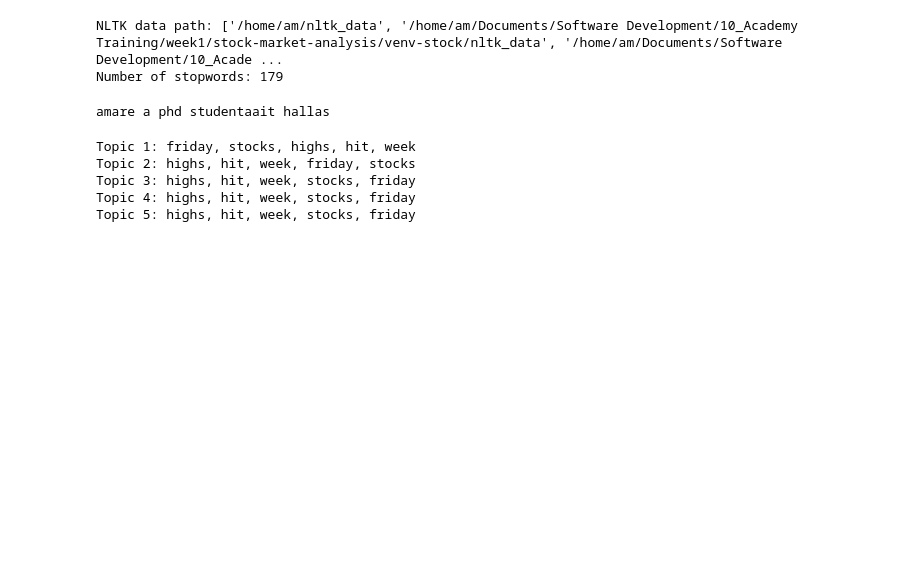
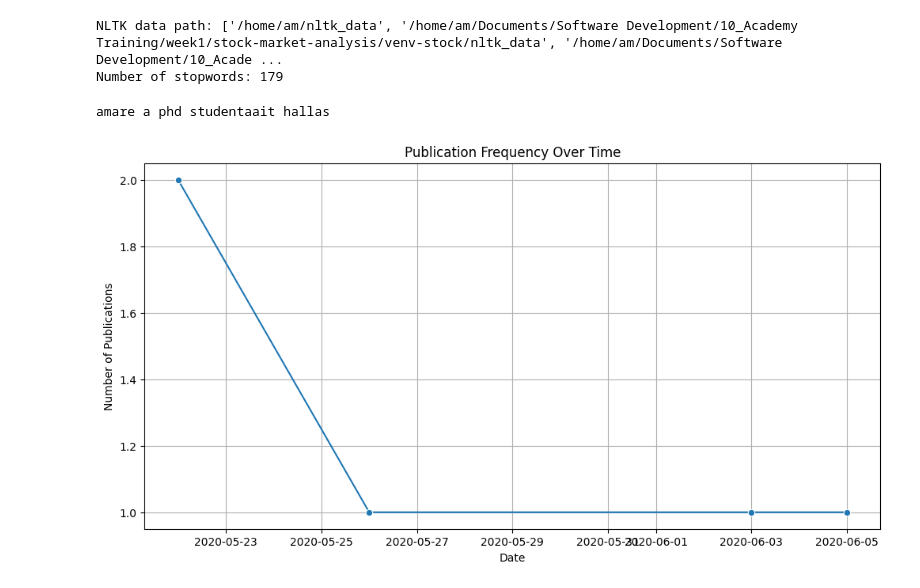
Before and after one commit to amare1990/stock-market-analysis, a Jupyter notebook: notebooks/stock_text_analysis.ipynb, the cells around one changed output. Cells and saved outputs as stored; diff of their text form; code cells hidden in the pictures; blank space fills up the shorter version.

Commit message:
Add a method to show pub frequency over dates

```diff
--- a/notebooks/stock_text_analysis.ipynb
+++ b/notebooks/stock_text_analysis.ipynb
@@ -55,16 +55,15 @@ df = load_data("/home/am/Documents/Software Development/10_Academy Training/week
 # %%
 df = df.head()
 # %%
-from stock_text import extract_topics
-# Extract topics
-topics = extract_topics(df, column='headline', num_topics=5, num_keywords=10)
+# from stock_text import extract_topics
+# # Extract topics
+# topics = extract_topics(df, column='headline', num_topics=5, num_keywords=10)
 
-# Display topics
-for topic, keywords in topics.items():
-    print(f"{topic}: {', '.join(keywords)}")
+# # Display topics
+# for topic, keywords in topics.items():
+#     print(f"{topic}: {', '.join(keywords)}")
-# %% [output]
-Topic 1: friday, stocks, highs, hit, week
-Topic 2: highs, hit, week, friday, stocks
-Topic 3: highs, hit, week, stocks, friday
-Topic 4: highs, hit, week, stocks, friday
-Topic 5: highs, hit, week, stocks, friday
+# %%
+from stock_time_series import analyze_publication_frequency
+daily_counts = analyze_publication_frequency(df, date_column='date')
+# %% [output]
+[figure, added]
```
Also changed, not shown: 1 other file.
